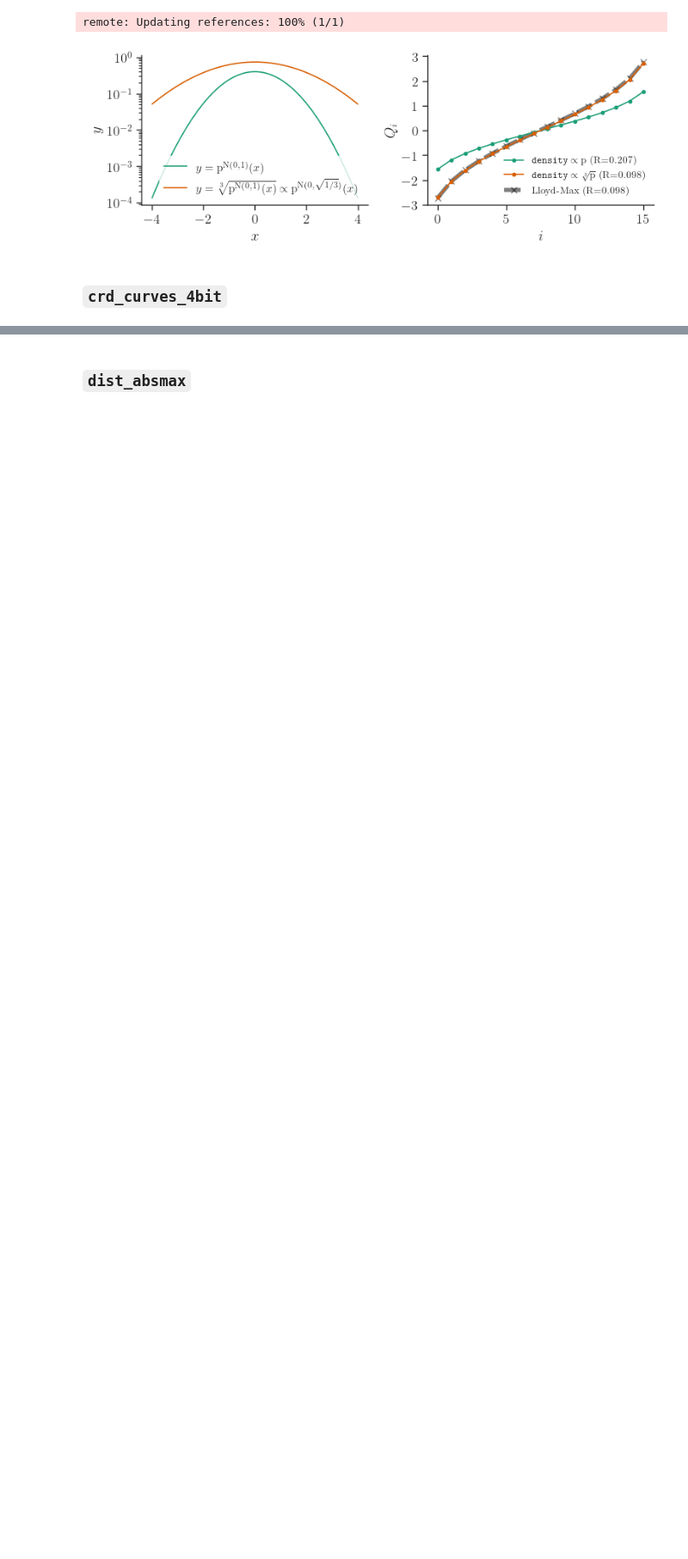
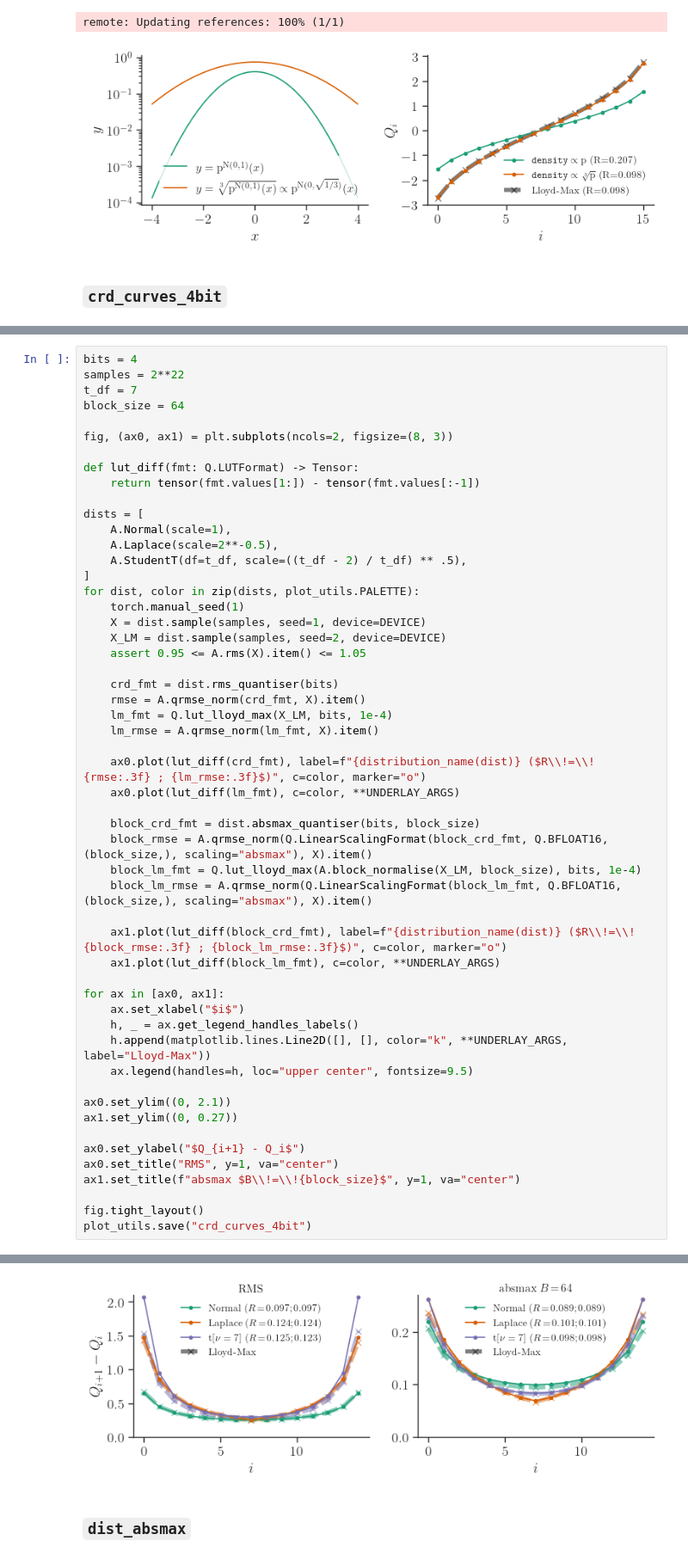
Before and after one commit to graphcore-research/llama-mobile-vlm, a Jupyter notebook: 20250127-FormatsCascade/Analysis.ipynb, the cells around one changed output, grey strips where cells are left out. Shown at 86% size. Drawn from its saved outputs; the diff is of its cells as text; blank space fills up the shorter version.

```diff
--- a/20250127-FormatsCascade/Analysis.ipynb
+++ b/20250127-FormatsCascade/Analysis.ipynb
@@ -153,0 +77,54 @@ remote: Updating references: 100% (1/1)
+# %%
+bits = 4
+samples = 2**22
+t_df = 7
+block_size = 64
+
+fig, (ax0, ax1) = plt.subplots(ncols=2, figsize=(8, 3))
+
+def lut_diff(fmt: Q.LUTFormat) -> Tensor:
+    return tensor(fmt.values[1:]) - tensor(fmt.values[:-1])
+
+dists = [
+    A.Normal(scale=1),
+    A.Laplace(scale=2**-0.5),
+    A.StudentT(df=t_df, scale=((t_df - 2) / t_df) ** .5),
+]
+for dist, color in zip(dists, plot_utils.PALETTE):
+    torch.manual_seed(1)
+    X = dist.sample(samples, seed=1, device=DEVICE)
+    X_LM = dist.sample(samples, seed=2, device=DEVICE)
+    assert 0.95 <= A.rms(X).item() <= 1.05
+
+    crd_fmt = dist.rms_quantiser(bits)
+    rmse = A.qrmse_norm(crd_fmt, X).item()
+    lm_fmt = Q.lut_lloyd_max(X_LM, bits, 1e-4)
+    lm_rmse = A.qrmse_norm(lm_fmt, X).item()
+
+    ax0.plot(lut_diff(crd_fmt), label=f"{distribution_name(dist)} ($R\\!=\\!{rmse:.3f} ; {lm_rmse:.3f}$)", c=color, marker="o")
+    ax0.plot(lut_diff(lm_fmt), c=color, **UNDERLAY_ARGS)
+
+    block_crd_fmt = dist.absmax_quantiser(bits, block_size)
+    block_rmse = A.qrmse_norm(Q.LinearScalingFormat(block_crd_fmt, Q.BFLOAT16, (block_size,), scaling="absmax"), X).item()
+    block_lm_fmt = Q.lut_lloyd_max(A.block_normalise(X_LM, block_size), bits, 1e-4)
+    block_lm_rmse = A.qrmse_norm(Q.LinearScalingFormat(block_lm_fmt, Q.BFLOAT16, (block_size,), scaling="absmax"), X).item()
+
+    ax1.plot(lut_diff(block_crd_fmt), label=f"{distribution_name(dist)} ($R\\!=\\!{block_rmse:.3f} ; {block_lm_rmse:.3f}$)", c=color, marker="o")
+    ax1.plot(lut_diff(block_lm_fmt), c=color, **UNDERLAY_ARGS)
+
+for ax in [ax0, ax1]:
+    ax.set_xlabel("$i$")
+    h, _ = ax.get_legend_handles_labels()
+    h.append(matplotlib.lines.Line2D([], [], color="k", **UNDERLAY_ARGS, label="Lloyd-Max"))
+    ax.legend(handles=h, loc="upper center", fontsize=9.5)
+
+ax0.set_ylim((0, 2.1))
+ax1.set_ylim((0, 0.27))
+
+ax0.set_ylabel("$Q_{i+1} - Q_i$")
+ax0.set_title("RMS", y=1, va="center")
+ax1.set_title(f"absmax $B\\!=\\!{block_size}$", y=1, va="center")
+
+fig.tight_layout()
+plot_utils.save("crd_curves_4bit")
+# %% [output]
@@ -154,3 +132,4 @@ remote: Updating references: 100% (1/1)
+[figure, added]
 # %% [markdown]
 ### `dist_absmax`
 # %%
```
Also changed, not shown: parts of 6 cells of this notebook, 4 other files.
